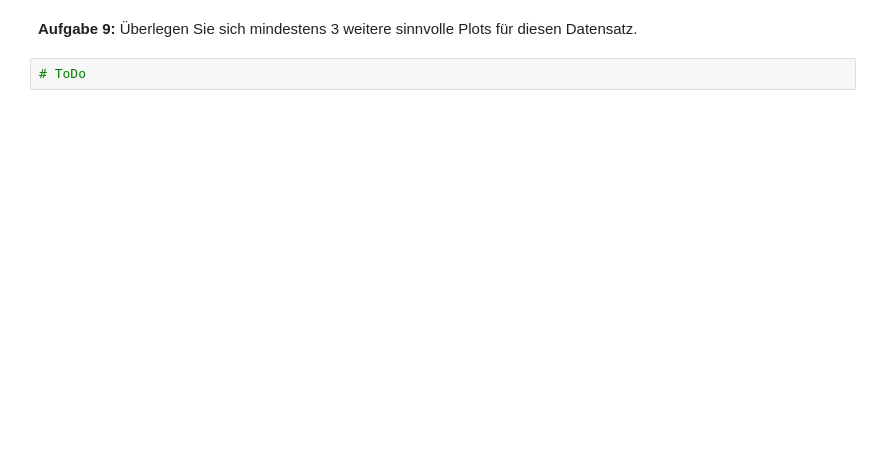
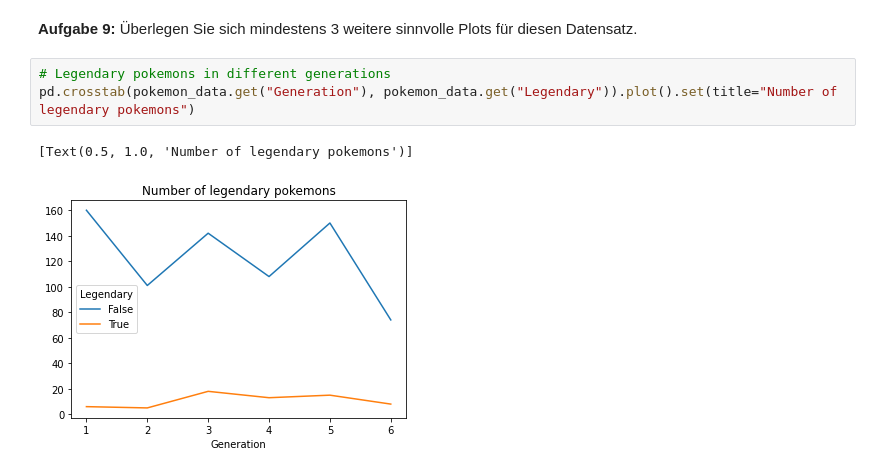
Before and after one commit to SteidleR/DHBW-DataScience, a Jupyter notebook: 02_Uebung_Python/PythonUebung2.ipynb, the cells around one changed output. Saved outputs shown, nothing was run; the diff lists cells and outputs as text; blank space fills up the shorter version.

```diff
--- a/02_Uebung_Python/PythonUebung2.ipynb
+++ b/02_Uebung_Python/PythonUebung2.ipynb
@@ -346,4 +361,8 @@ pokemon_data.groupby("Generation").mean()[["HP", "Attack", "Defense", "Sp. Atk",
 # %% [markdown]
 **Aufgabe 9:** Überlegen Sie sich mindestens 3 weitere sinnvolle Plots für diesen Datensatz.
-# %%
-# ToDo
+# %%
+# Legendary pokemons in different generations
+pd.crosstab(pokemon_data.get("Generation"), pokemon_data.get("Legendary")).plot().set(title="Number of legendary pokemons")
+# %% [output]
+[Text(0.5, 1.0, 'Number of legendary pokemons')]
+[figure, added]
```
Also changed, not shown: parts of 11 cells of this notebook, 2 other files.
